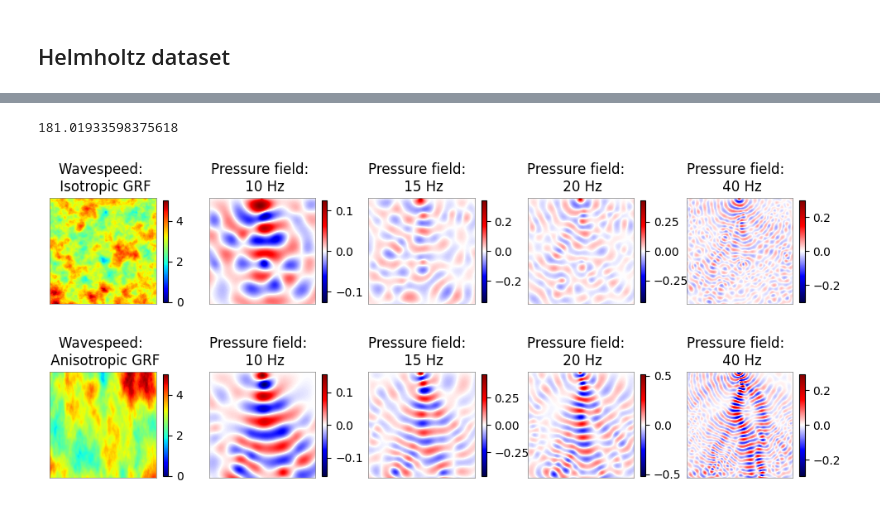
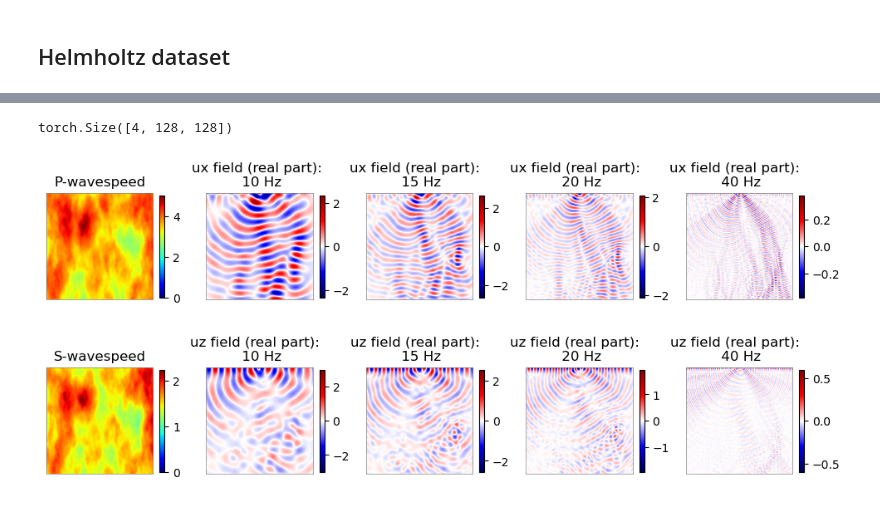
Before and after one commit to wavebench/wavebench, a Jupyter notebook: notebooks/demo-dataloaders-time-harmonic-elastic.ipynb, the cells around one changed output, grey strips where cells are left out. Drawn from its saved outputs; the diff is of its cells as text; code cells hidden in the pictures.

Commit message:
update elastic dataset demo

```diff
--- a/notebooks/demo-dataloaders-time-harmonic-elastic.ipynb
+++ b/notebooks/demo-dataloaders-time-harmonic-elastic.ipynb
@@ -45,3 +15,10 @@ for kernel_type in ['anisotropic']:
 # %%
-loaders = get_dataloaders_helmholtz(kernel_type, frequency, is_elastic=True)
-a, b = next(iter(loaders['val']))
+wave_data_dict = {}
+
+for kernel_type in ['anisotropic']:
+  for frequency in [10, 15, 20, 40]:
+
+    loaders = get_dataloaders_helmholtz(kernel_type, frequency, is_elastic=True)
+    a, b = next(iter(loaders['val']))
+
+    wave_data_dict[frequency] = (a.squeeze(), b.squeeze())
@@ -83,66 +25,66 @@ array([[[-1.85418571e-07, -1.64425504e-08,  1.64133937e-07, ...,
-# %%
-32768 ** (1/2)
-# %% [output]
-181.01933598375618
+# %%
+wave_data_dict[10][1].shape
+# %% [output]
+torch.Size([4, 128, 128])
 # %%
-isotropic_pannels = [
-  isotropic_dict[10][0],
-  isotropic_dict[10][1][0],
-  isotropic_dict[15][1][0],
-  isotropic_dict[20][1][0],
-  isotropic_dict[40][1][0] ]
+first_row = [
+  wave_data_dict[10][0][0],
+  wave_data_dict[10][1][2],
+  wave_data_dict[15][1][2],
+  wave_data_dict[20][1][2],
+  wave_data_dict[40][1][2] ]
 
-anisotropic_pannels = [
-  anisotropic_dict[10][0],
-  anisotropic_dict[10][1][0],
-  anisotropic_dict[15][1][0],
-  anisotropic_dict[20][1][0],
-  anisotropic_dict[40][1][0]]
+second_row = [
+  wave_data_dict[10][0][1],
+  wave_data_dict[10][1][0],
+  wave_data_dict[15][1][0],
+  wave_data_dict[20][1][0],
+  wave_data_dict[40][1][0]]
 
 
 nrows = 2
 ncols = 5
 fig_size = (12, 5)
 cbar_shrink = 0.7
-x_list = isotropic_pannels + anisotropic_pannels
+x_list = first_row + second_row
 for i in range(len(x_list)):
     x_list[i] = np.asarray(x_list[i])
 
 
 import numpy as np
 from wavebench.plot_utils import plot_image
 
 fig = plt.figure()
 fig.set_size_inches(fig_size)
 axes = fig.subplots(nrows, ncols)
 im = np.empty(axes.shape, dtype=object)
 
 
 vrange_ = [(-np.max(np.abs(x)), np.max(np.abs(x)) ) for x in x_list]
 
 
 for i, (x, ax_, v) in enumerate(zip(x_list, axes.flat, vrange_)):
     if i ==0 or i == 5:
         im_, _ = plot_image(x, ax=ax_, vmin=0, vmax=v[1], cmap='jet')
     else:
         im_, _ = plot_image(x, ax=ax_, vmin=v[0], vmax=v[1], cmap='seismic')
     im.flat[i] = im_
     fig.colorbar(im_, ax=ax_, shrink=cbar_shrink)
 
-axes[0,0].set_title('Wavespeed: \n Isotropic GRF')
-axes[0,1].set_title('Pressure field: \n 10 Hz')
-axes[0,2].set_title('Pressure field:  \n 15 Hz')
-axes[0,3].set_title('Pressure field:  \n 20 Hz')
-axes[0,4].set_title('Pressure field:  \n 40 Hz')
+axes[0,0].set_title('P-wavespeed')
+axes[0,1].set_title('ux field (real part): \n 10 Hz')
+axes[0,2].set_title('ux field (real part):  \n 15 Hz')
+axes[0,3].set_title('ux field (real part):  \n 20 Hz')
+axes[0,4].set_title('ux field (real part):  \n 40 Hz')
 
-axes[1,0].set_title('Wavespeed: \n Anisotropic GRF')
-axes[1,1].set_title('Pressure field:  \n 10 Hz')
-axes[1,2].set_title('Pressure field:  \n 15 Hz')
-axes[1,3].set_title('Pressure field:  \n 20 Hz')
-axes[1,4].set_title('Pressure field:  \n 40 Hz')
+axes[1,0].set_title('S-wavespeed')
+axes[1,1].set_title('uz field (real part):  \n 10 Hz')
+axes[1,2].set_title('uz field (real part):  \n 15 Hz')
+axes[1,3].set_title('uz field (real part):  \n 20 Hz')
+axes[1,4].set_title('uz field (real part):  \n 40 Hz')
 
 [remove_ticks(ax) for ax in axes.flatten()]
 
-plt.savefig(f"{save_path}/helmholtz_demo.pdf", format="pdf", bbox_inches="tight")
+plt.savefig(f"{save_path}/elastic_helmholtz_demo.pdf", format="pdf", bbox_inches="tight")
 # %% [output]
-[figure, old version]
+[figure, new version]
```
Also changed, not shown: parts of 5 cells of this notebook, 6 other files.
